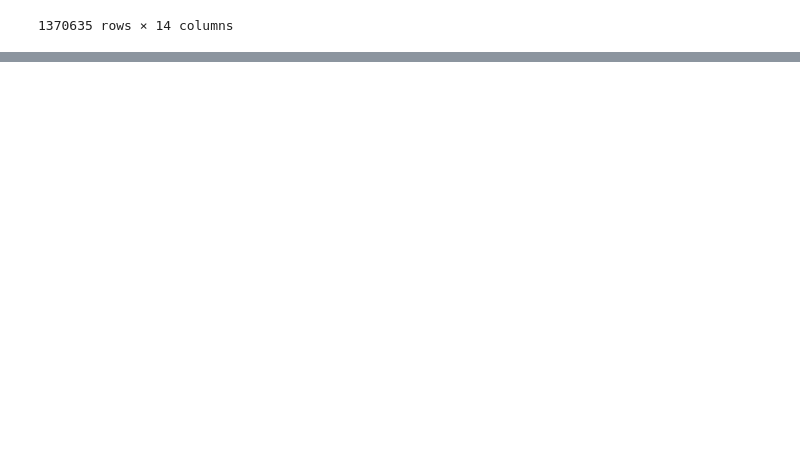
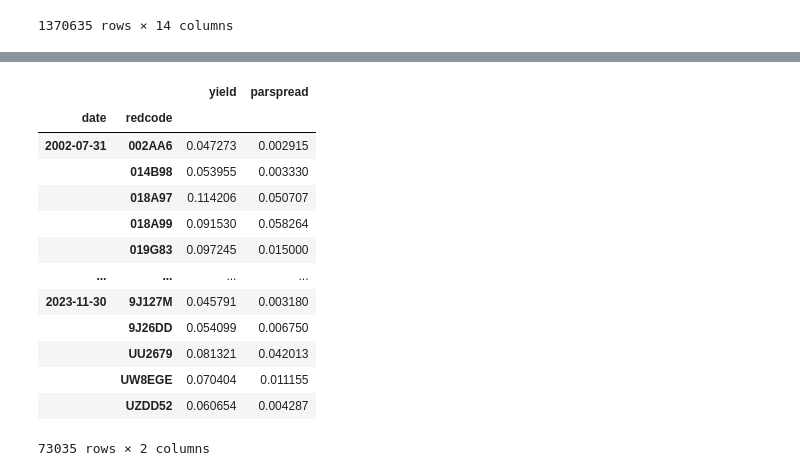
Before and after one commit to zixiaowang123/full_stack_project, a Jupyter notebook: src/test.ipynb, the cells around one changed output, grey strips where cells are left out. Drawn from its saved outputs; the diff is of its cells as text; code cells hidden in the pictures; blank space fills up the shorter version.

```diff
--- a/src/test.ipynb
+++ b/src/test.ipynb
@@ -72,0 +75,4 @@ wbonds
+# %%
+bond_average = wbonds.groupby([wbonds.index, 'redcode'])['yield'].mean()
+
+bond_average
@@ -72,0 +93,4 @@ wbonds
+# %%
+group_average = CDSs.groupby(['date', 'redcode'])['parspread'].mean()
+
+group_average
@@ -72,0 +111,3 @@ wbonds
+# %%
+cds_spread_df = group_average.to_frame()
+bond_spread_df = bond_average.to_frame()
@@ -72,0 +148,19 @@ wbonds
+# %%
+joined_df = bond_spread_df.join(cds_spread_df, how='inner')
+# %%
+joined_df
+# %% [output]
+|  |  | yield | parspread |
+| date | redcode |  |  |
+| 2002-07-31 | 002AA6 | 0.047273 | 0.002915 |
+|  | 014B98 | 0.053955 | 0.003330 |
+|  | 018A97 | 0.114206 | 0.050707 |
+|  | 018A99 | 0.091530 | 0.058264 |
+|  | 019G83 | 0.097245 | 0.015000 |
+| ... | ... | ... | ... |
+| 2023-11-30 | 9J127M | 0.045791 | 0.003180 |
+|  | 9J26DD | 0.054099 | 0.006750 |
+|  | UU2679 | 0.081321 | 0.042013 |
+|  | UW8EGE | 0.070404 | 0.011155 |
+|  | UZDD52 | 0.060654 | 0.004287 |
+73035 rows × 2 columns
```
Also changed, not shown: parts of 8 cells of this notebook.
